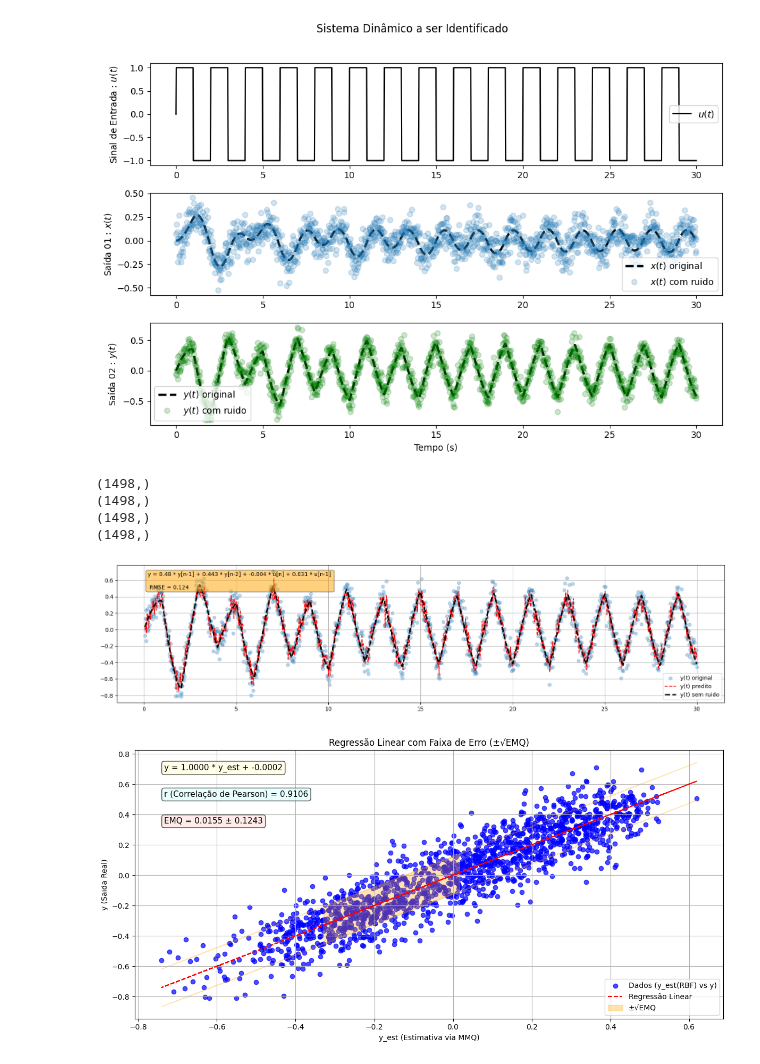
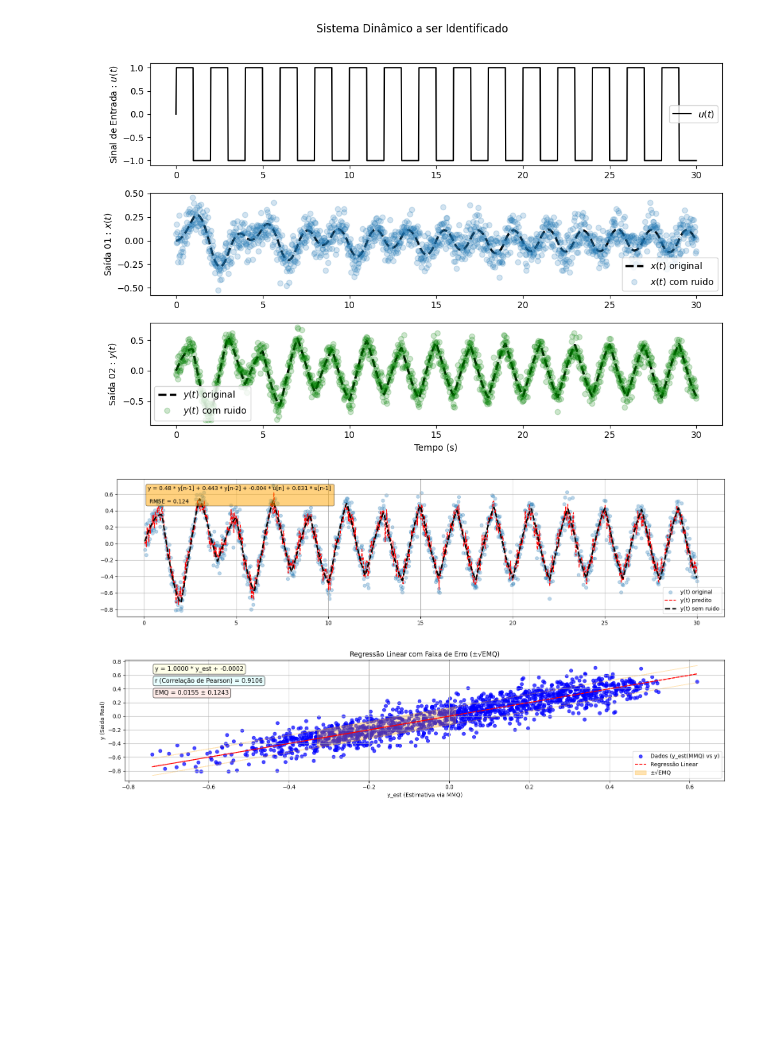
Before and after one commit to EnzoFSouza/computacao_numerica, a Jupyter notebook: Projeto_01_U2.ipynb, the cells around one changed output. Drawn from its saved outputs; the diff is of its cells as text; code cells hidden in the pictures; blank space fills up the shorter version.

```diff
--- a/Projeto_01_U2.ipynb
+++ b/Projeto_01_U2.ipynb
@@ -71,16 +71,16 @@ y = data[2:, 3] #saida
 Y1 = data[1:-1, 3] #y[n-1]
 Y2 = data[:-2, 3] #y[n-2]
 
-print(Y1.shape)
-print(Y2.shape)
-print(u.shape)
-print(U1.shape)
+#print(Y1.shape)
+#print(Y2.shape)
+#print(u.shape)
+#print(U1.shape)
 
-X = np.column_stack((Y1, Y2, u, U1))
+Y = np.column_stack((Y1, Y2, u, U1))
 
 #w = (la.inv(X.T@X))@X.T@y
-w = la.pinv(X) @ y
-y_est = X@w
+w = la.pinv(Y) @ y
+y_est = Y@w
 
 EMQY = np.mean((y - y_est) ** 2)
 RMSE = np.sqrt(np.mean((y_est - y) ** 2))
@@ -96,52 +96,47 @@ plt.legend()
 plt.gca().text(0.05, 0.95, modelo, transform=plt.gca().transAxes,
                fontsize=10, verticalalignment='top',
                bbox=dict(boxstyle='round', facecolor='orange', alpha=0.5))
-
 plt.tight_layout()
 plt.show()
+
+#Calculando correlacao de pearson
 
 a, b, r_val, p_val, std_err = linregress(y_est, y)
 corr, _ = pearsonr(y_est, y)
 y_reg = a * y_est + b
 
-plt.figure(figsize=(12, 6))
-plt.scatter(y_est, y, alpha = 0.7, label = 'Dados (y_est(RBF) vs y)', color = 'blue')
+plt.figure(figsize=(16, 4))
+plt.scatter(y_est, y, alpha = 0.7, label = 'Dados (y_est(MMQ) vs y)', color = 'blue')
 plt.plot(y_est, y_reg, '--r', label = 'Regressão Linear')
 
-plt.fill_between(y_est, y_reg - RMSE, y_reg + RMSE,
-                 color = 'orange', alpha = 0.3, label = '±√EMQ')
+plt.fill_between(y_est, y_reg - RMSE, y_reg + RMSE, color = 'orange', alpha = 0.3, label = '±√EMQ')
 
 reg_eq = f"y = {a:.4f} * y_est + {b:.4f}"
 corr_text = f"r (Correlação de Pearson) = {corr:.4f}"
 emq_text = f"EMQ = {EMQY:.4f} ± {RMSE:.4f}"
 
 plt.text(0.05, 0.95, reg_eq, transform=plt.gca().transAxes,
          fontsize = 11, verticalalignment = 'top',
          bbox = dict(boxstyle = "round", facecolor = 'lightyellow', alpha = 0.7))
 
 plt.text(0.05, 0.85, corr_text, transform=plt.gca().transAxes,
          fontsize = 11, verticalalignment = 'top',
          bbox = dict(boxstyle = "round", facecolor = 'lightcyan', alpha = 0.7))
 
 plt.text(0.05, 0.75, emq_text, transform=plt.gca().transAxes,
          fontsize = 11, verticalalignment = 'top',
          bbox = dict(boxstyle = "round", facecolor = 'mistyrose', alpha = 0.7))
 
 plt.xlabel("y_est (Estimativa via MMQ)")
 plt.ylabel("y (Saida Real)")
 plt.title("Regressão Linear com Faixa de Erro (±√EMQ)")
 plt.legend()
 plt.grid()
-
 plt.tight_layout()
 plt.show()
 # %% [output]
-(1498,)
-(1498,)
-(1498,)
-(1498,)
 [figure]
-[figure, old version]
+[figure, new version]
 # %%
 #Ajustando para x via MMQ
 
```
Also changed, not shown: parts of 6 cells of this notebook.
